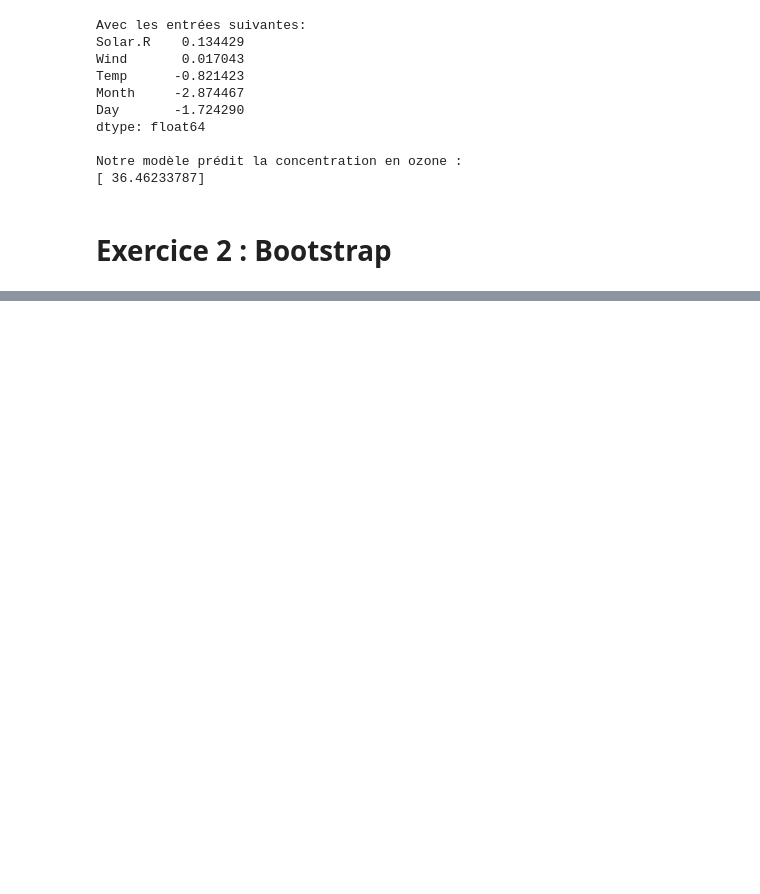
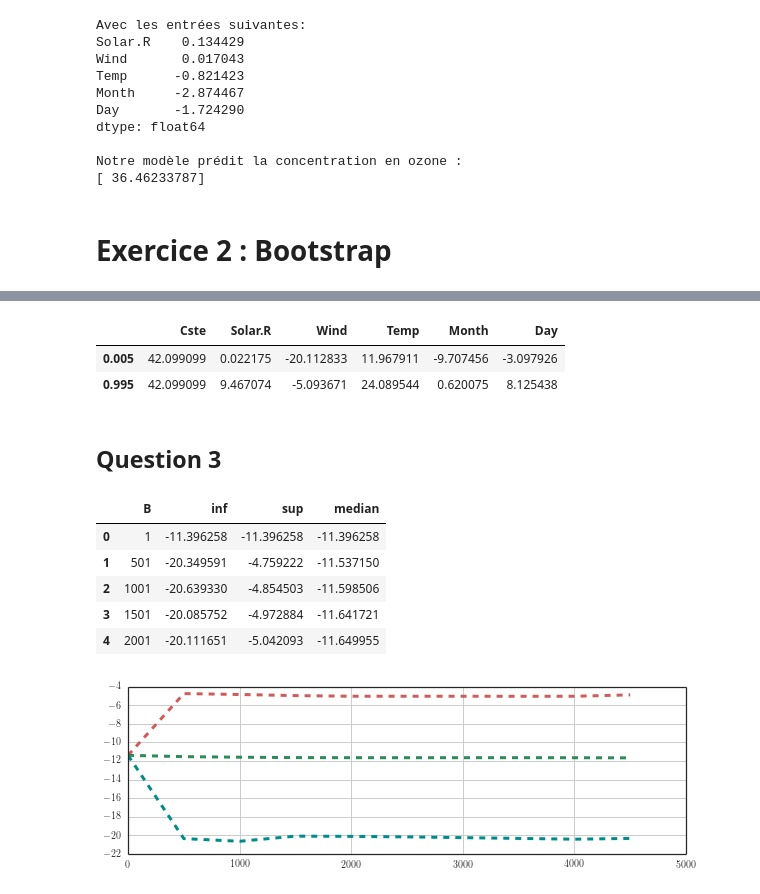
Before and after one commit to catherineverdiergo/MS_BIGDATA2016, a Jupyter notebook: DM_catherine_verdier.ipynb, the cells around one changed output, grey strips where cells are left out. Cells and saved outputs as stored; diff of their text form; code cells hidden in the pictures; blank space fills up the shorter version.

```diff
--- a/DM_catherine_verdier.ipynb
+++ b/DM_catherine_verdier.ipynb
@@ -37,7 +37,7 @@ purple = (148. / 255, 0, 211. / 255)
 
 ##############################################################################
 # Scatter plot
-sns.set_style("white")
+#sns.set_style("white")
 # %%
 %pylab inline
 # %% [output]
@@ -367,0 +443,45 @@ dtype: float64
+# %%
+#
+# Vérification des résultats obtenus en utilisant DataFrame.quantile de panda
+#
+qt = theta_bootstrap.quantile([0.005, 0.995])
+
+qt.head(10)
+# %% [output]
+|  | Cste | Solar.R | Wind | Temp | Month | Day |
+| 0.005 | 42.099099 | 0.022175 | -20.112833 | 11.967911 | -9.707456 | -3.097926 |
+| 0.995 | 42.099099 | 9.467074 | -5.093671 | 24.089544 | 0.620075 | 8.125438 |
+# %% [markdown]
+## Question 3
+# %%
+from matplotlib import colors
+#
+# Stocker les données à afficher dans un DataFrame
+#
+df_wind = pd.DataFrame(columns=['B', 'inf', 'sup', 'median'])
+Bstep = 500
+Blast = Bstep
+for idx in range(1,5001,Bstep):
+    Blast = idx+Bstep
+    # prendre les poids des modèles pour la variable 'Wind' jusqu'à Blast
+    X_Wind = theta_bootstrap['Wind'][0:idx]
+    # Calculer l'intervalle de confiance pour ce dataset
+    qtWind = X_Wind.quantile([0.005, 0.995])
+    df_wind.loc[len(df_wind)] = {'B':idx, 'inf':qtWind[0.005], 'sup':qtWind[0.995], 'median':X_Wind.median()}
+
+fig, ax = plt.subplots(figsize=(10, 3))
+plt.subplots_adjust(hspace=0.3)
+plt.grid()
+ax.plot(df_wind['B'], df_wind['inf'], "r--", color='darkcyan', linewidth=3)
+ax.plot(df_wind['B'], df_wind['sup'], "r--", color='indianred', linewidth=3)
+ax.plot(df_wind['B'], df_wind['median'], "r--", color='seagreen', linewidth=3)
+
+df_wind.head()
+# %% [output]
+|  | B | inf | sup | median |
+| 0 | 1 | -11.396258 | -11.396258 | -11.396258 |
+| 1 | 501 | -20.349591 | -4.759222 | -11.537150 |
+| 2 | 1001 | -20.639330 | -4.854503 | -11.598506 |
+| 3 | 1501 | -20.085752 | -4.972884 | -11.641721 |
+| 4 | 2001 | -20.111651 | -5.042093 | -11.649955 |
+[figure, added]
```
Also changed, not shown: parts of 10 cells of this notebook.
